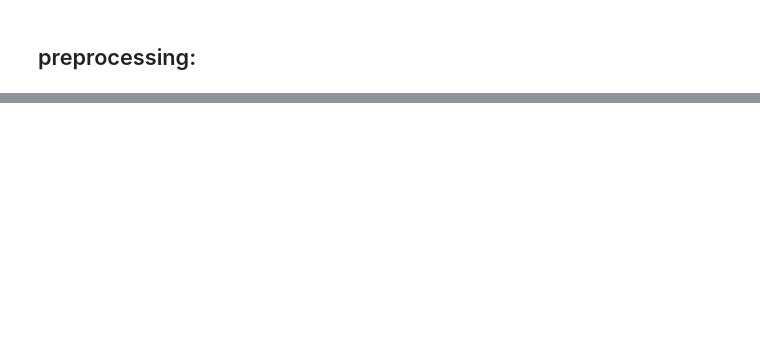
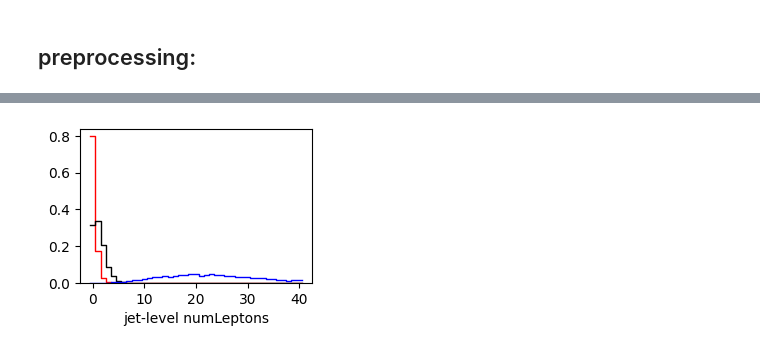
Before and after one commit to dfaroughy/Multimodal-Bridges, a Jupyter notebook: notebooks/data.ipynb, the cells around one changed output, grey strips where cells are left out. Drawn from its saved outputs; the diff is of its cells as text; code cells hidden in the pictures; blank space fills up the shorter version.

```diff
--- a/notebooks/data.ipynb
+++ b/notebooks/data.ipynb
@@ -233,0 +202,22 @@ EncoderConfig(name='MultiModalEPiC', num_blocks=12, dim_hidden_local=128, dim_hi
+# %%
+import numpy as np
+import json
+import torch
+import matplotlib.pyplot as plt
+
+from tensorclass import TensorMultiModal
+from datamodules.particle_clouds.utils import JetFeatures
+
+
+dir_path = '/home/df630/Multimodal-Bridges/experiments/results/comet/multimodal-jets/07a2c03c6317431cae6fd447087962b5'
+
+with open(dir_path + '/metadata.json', 'r') as f:
+    metadata = json.load(f)
+
+src_path = dir_path + '/data/source_sample.h5'
+test_path = dir_path + '/data/test_sample.h5'
+gen_path = dir_path + '/data/generated_sample.h5'
+
+gen = TensorMultiModal.load_from(gen_path)
+src = TensorMultiModal.load_from(src_path)
+test = TensorMultiModal.load_from(test_path)
@@ -233,0 +236,4 @@ EncoderConfig(name='MultiModalEPiC', num_blocks=12, dim_hidden_local=128, dim_hi
+# %%
+src_jets = JetFeatures(src)
+gen_jets = JetFeatures(gen)
+test_jets = JetFeatures(test)
@@ -233,0 +309,8 @@ EncoderConfig(name='MultiModalEPiC', num_blocks=12, dim_hidden_local=128, dim_hi
+# %%
+_, ax = plt.subplots(1, 1, figsize=(3, 2))
+
+test_jets.histplot("numLeptons", fill=False, ax=ax, lw=1,  color = 'r', discrete=True, binrange=(0, 40),stat="density", )
+gen_jets.histplot("numLeptons", fill=False, ax=ax, lw=1,  color = 'k', discrete=True, binrange=(0, 40),stat="density", )
+src_jets.histplot("numLeptons", fill=False, ax=ax, lw=1,  color = 'b', discrete=True, binrange=(0, 40),stat="density", )
+# %% [output]
+[figure, added]
```
Also changed, not shown: parts of 21 cells of this notebook, 9 other files.
